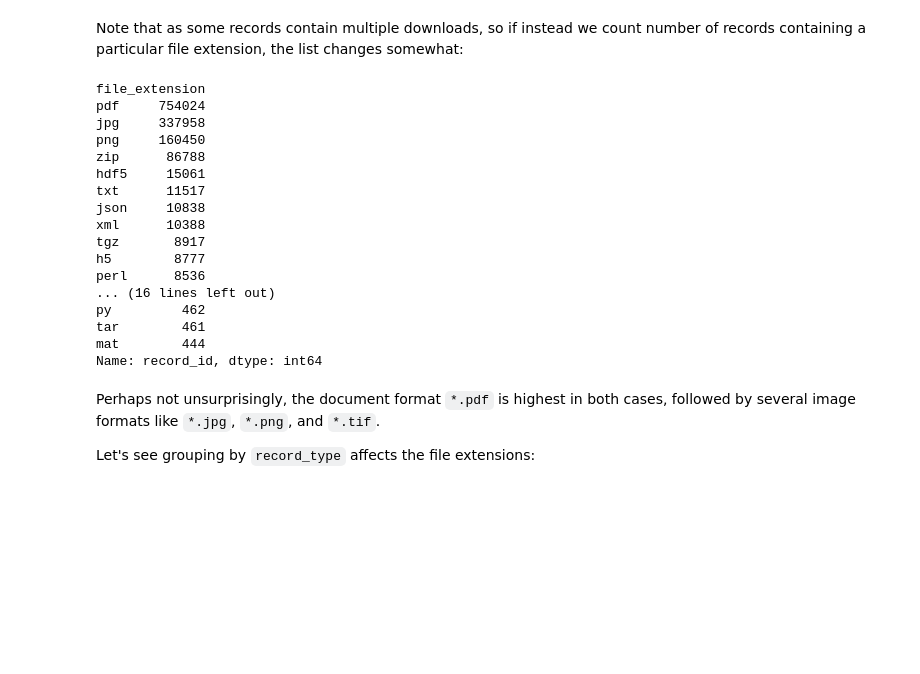
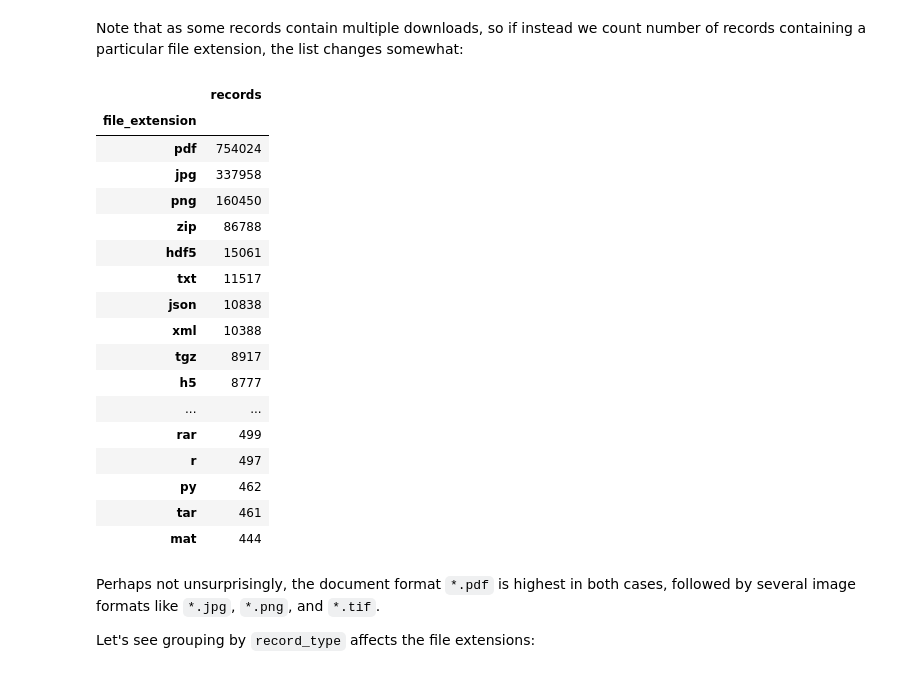
Before and after one commit to stain/ro-index-paper, a Jupyter notebook: code/analysis/analyze-zenodo.ipynb, the cells around one changed output. Drawn from its saved outputs; the diff is of its cells as text; code cells hidden in the pictures; blank space fills up the shorter version.

```diff
--- a/code/analysis/analyze-zenodo.ipynb
+++ b/code/analysis/analyze-zenodo.ipynb
@@ -134,25 +135,26 @@ Name: file_download, dtype: int64
 Note that as some records contain multiple downloads, so if instead we count number of records containing a particular file extension, the list changes somewhat:
 # %%
 extensions = files.groupby("file_extension")["record_id"].nunique().sort_values(ascending=False)
-extensions.head(30)
+extensions.head(30).to_frame().rename(columns={"record_id": "records"})
 # %% [output]
-file_extension
-pdf     754024
-jpg     337958
-png     160450
-zip      86788
-hdf5     15061
-txt      11517
-json     10838
-xml      10388
-tgz       8917
-h5        8777
-perl      8536
-... (16 lines left out)
-py         462
-tar        461
-mat        444
-Name: record_id, dtype: int64
+|  | records |
+| file_extension |  |
+| pdf | 754024 |
+| jpg | 337958 |
+| png | 160450 |
+| zip | 86788 |
+| hdf5 | 15061 |
+| txt | 11517 |
+| json | 10838 |
+| xml | 10388 |
+| tgz | 8917 |
+| h5 | 8777 |
+| ... | ... |
+| rar | 499 |
+| r | 497 |
+| py | 462 |
+| tar | 461 |
+| mat | 444 |
 # %% [markdown]
 Perhaps not unsurprisingly, the document format `*.pdf` is highest in both cases, followed by several image formats like `*.jpg`, `*.png`,  and `*.tif`.
 
```
Also changed, not shown: parts of 8 cells of this notebook.
